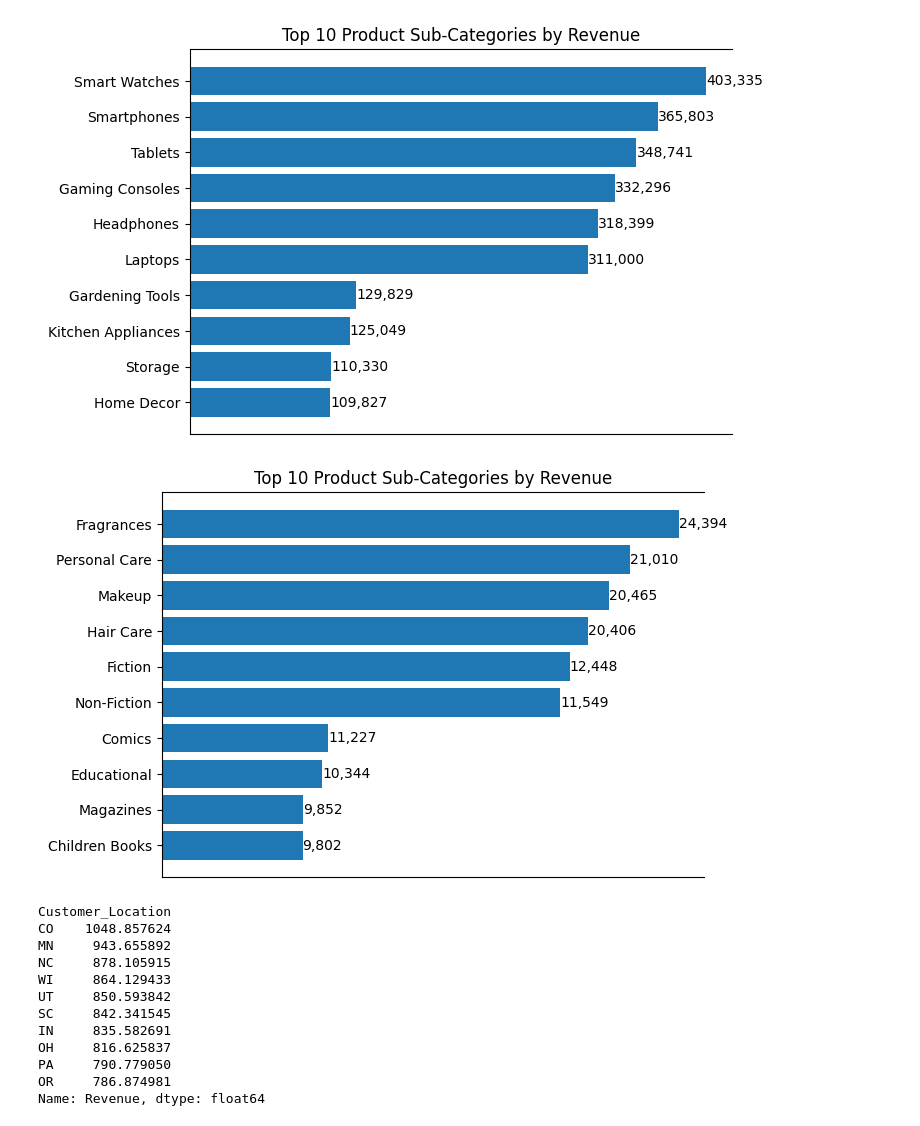
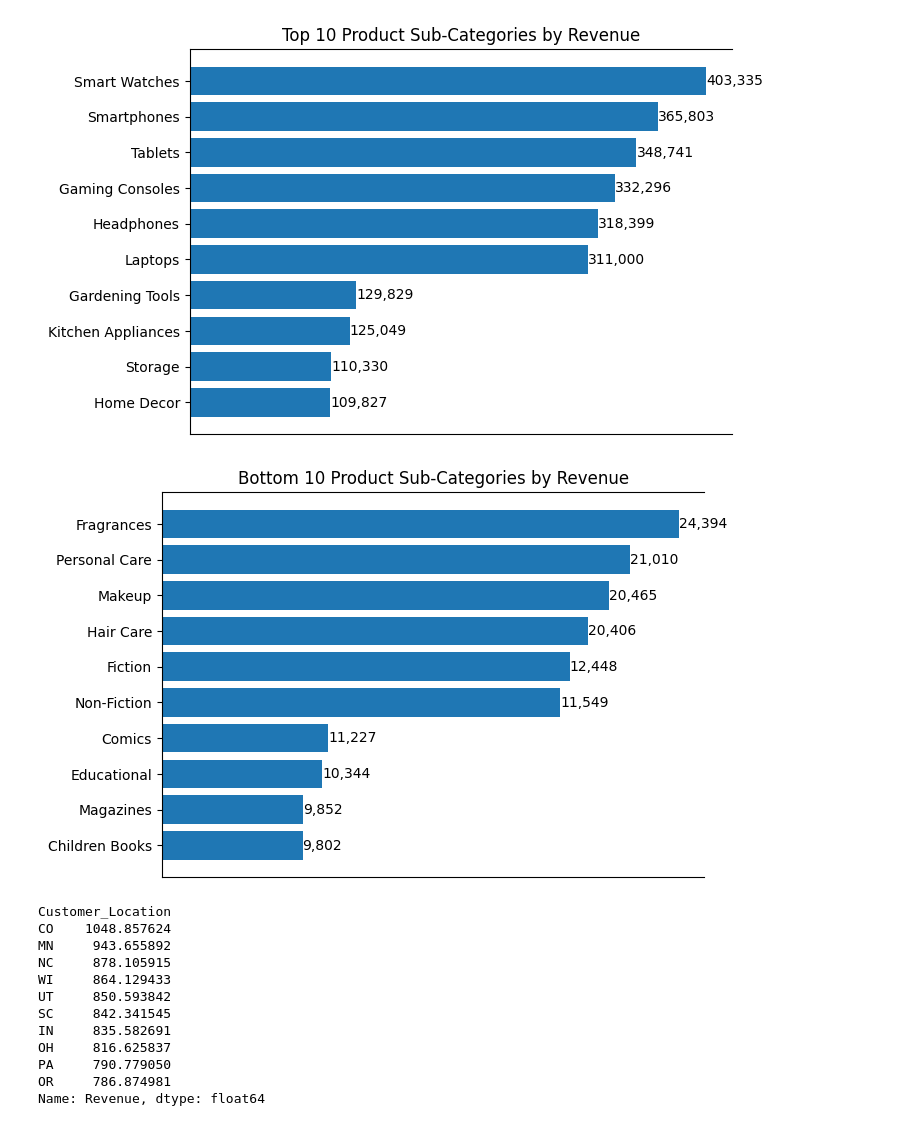
Before and after one commit to Orinamhe/Globex-Retail-end-to-end-data-engineering-analysis-project, a Jupyter notebook: etl_globex_file.ipynb, the cells around one changed output. Cells and saved outputs as stored; diff of their text form; code cells hidden in the pictures.

```diff
--- a/etl_globex_file.ipynb
+++ b/etl_globex_file.ipynb
@@ -338,26 +412,15 @@ plt.show()
 # %%
 bottom10_sub_category_revenue = sub_category_revenue.head(10)
 
 fig, ax = plt.subplots(figsize=(7,5))
-
-# Horizontal bars
 bars = ax.barh(bottom10_sub_category_revenue.index, top10_sub_category_revenue)
-
-# Add labels on the bars (comma-separated, no decimals)
 ax.bar_label(bars, labels=[f'{value:,.0f}' for value in bottom10_sub_category_revenue])
-
-# Remove x-ticks
 ax.set_xticks([])
-
-# Title
-ax.set_title('Top 10 Product Sub-Categories by Revenue')
-
-# Clean up right spine
+ax.set_title('Bottom 10 Product Sub-Categories by Revenue')
 ax.spines['right'].set_visible(False)
-
 plt.show()
 # %% [output]
-[figure, old version]
+[figure, new version]
 # %%
 # Which customer location has the highest average order value?
 orders = df_analysis.groupby(['Customer_Location', 'Order_ID'])['Revenue'].sum().reset_index()
```
Also changed, not shown: parts of 26 cells of this notebook, 2 other files.
